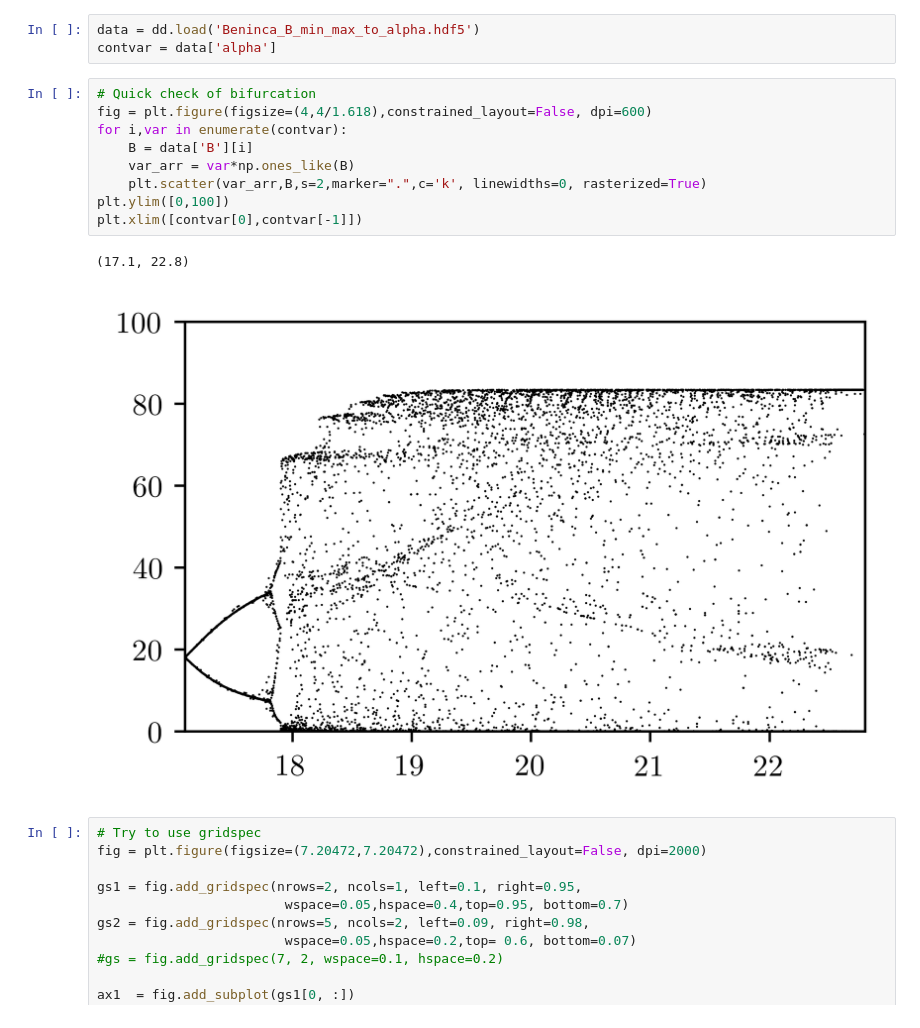
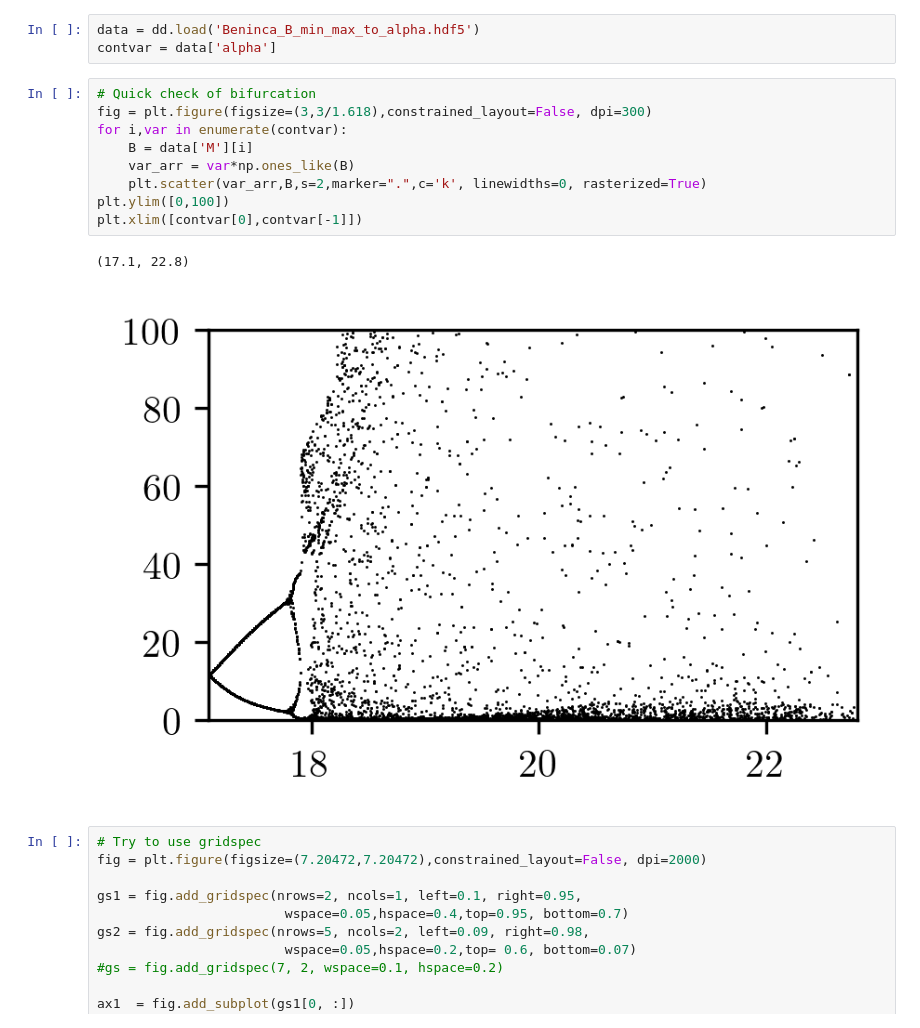
Before and after one commit to Omer80/BenincaModel, a Jupyter notebook: Plot_for_supplementary_information.ipynb, the cells around one changed output. Drawn from its saved outputs; the diff is of its cells as text.

```diff
--- a/Plot_for_supplementary_information.ipynb
+++ b/Plot_for_supplementary_information.ipynb
@@ -69,16 +69,16 @@ data = dd.load('Beninca_B_min_max_to_alpha.hdf5')
 contvar = data['alpha']
 # %%
 # Quick check of bifurcation
-fig = plt.figure(figsize=(4,4/1.618),constrained_layout=False, dpi=600)
+fig = plt.figure(figsize=(3,3/1.618),constrained_layout=False, dpi=300)
 for i,var in enumerate(contvar):
-    B = data['B'][i]
+    B = data['M'][i]
     var_arr = var*np.ones_like(B)
     plt.scatter(var_arr,B,s=2,marker=".",c='k', linewidths=0, rasterized=True)
 plt.ylim([0,100])
 plt.xlim([contvar[0],contvar[-1]])
 # %% [output]
 (17.1, 22.8)
-[figure, old version]
+[figure, new version]
 # %%
 # Try to use gridspec
 fig = plt.figure(figsize=(7.20472,7.20472),constrained_layout=False, dpi=2000)
```
Also changed, not shown: 1 other file.
